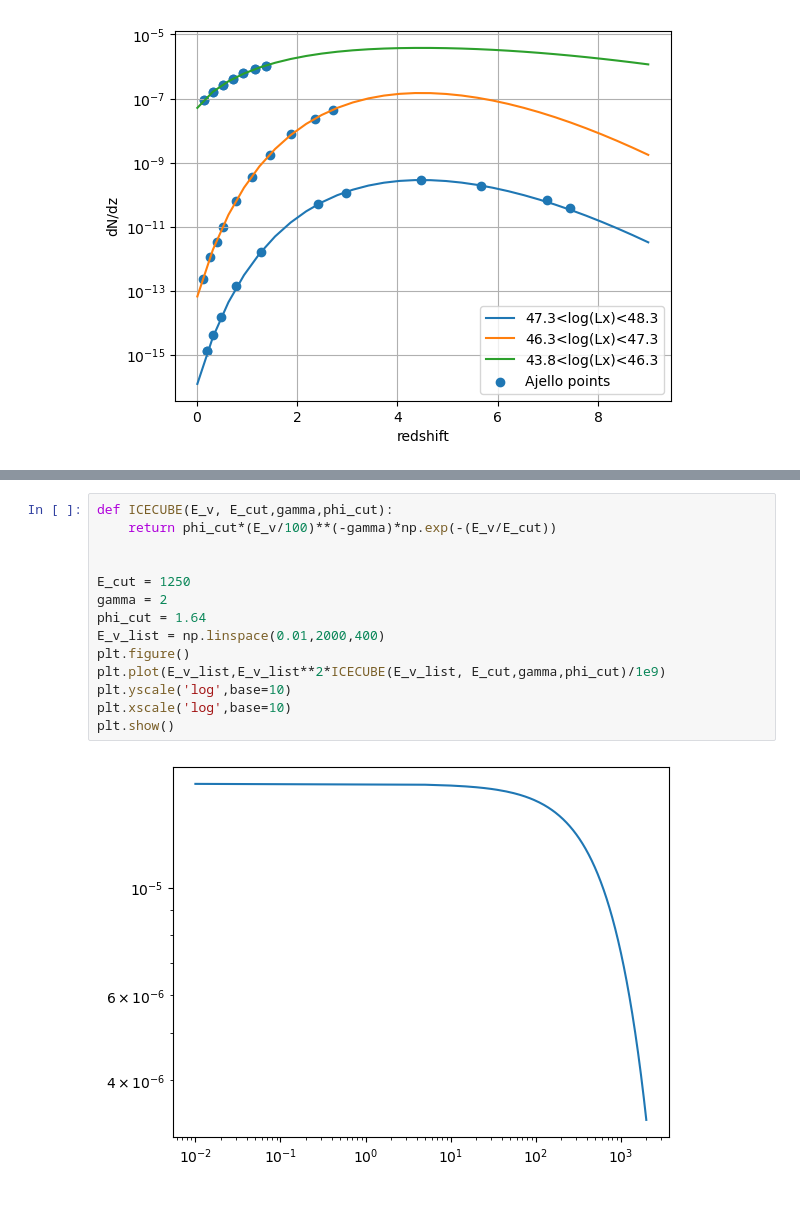
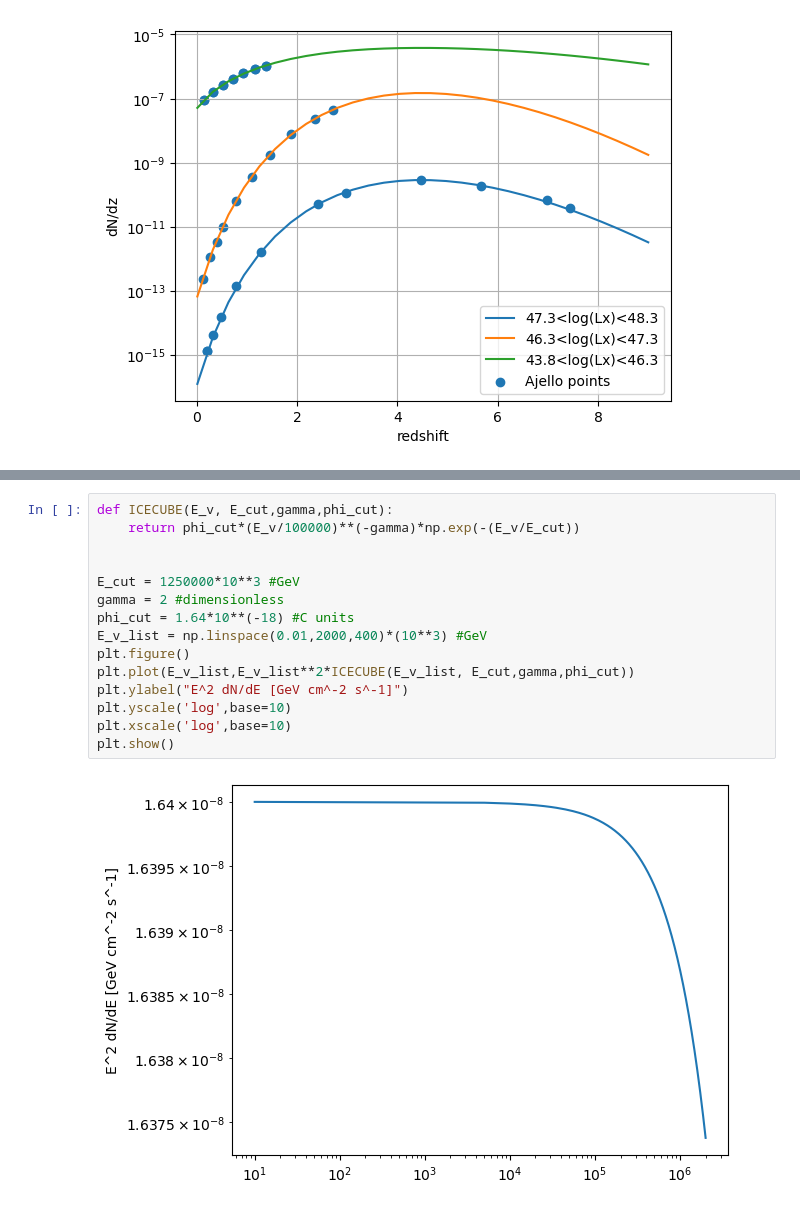
Before and after one commit to henan99/Project-related-to-first-semester-of-masters, a Jupyter notebook: Henrik_XLF_new_test.ipynb, the cells around one changed output, grey strips where cells are left out. Cells and saved outputs as stored; diff of their text form.

```diff
--- a/Henrik_XLF_new_test.ipynb
+++ b/Henrik_XLF_new_test.ipynb
@@ -523,16 +556,17 @@ TypeError: only integer scalar arrays can be converted to a scalar index
 # %%
 def ICECUBE(E_v, E_cut,gamma,phi_cut):
-    return phi_cut*(E_v/100)**(-gamma)*np.exp(-(E_v/E_cut))
+    return phi_cut*(E_v/100000)**(-gamma)*np.exp(-(E_v/E_cut))
 
 
-E_cut = 1250
-gamma = 2
-phi_cut = 1.64
-E_v_list = np.linspace(0.01,2000,400)
+E_cut = 1250000*10**3 #GeV
+gamma = 2 #dimensionless
+phi_cut = 1.64*10**(-18) #C units
+E_v_list = np.linspace(0.01,2000,400)*(10**3) #GeV
 plt.figure()
-plt.plot(E_v_list,E_v_list**2*ICECUBE(E_v_list, E_cut,gamma,phi_cut)/1e9)
+plt.plot(E_v_list,E_v_list**2*ICECUBE(E_v_list, E_cut,gamma,phi_cut))
+plt.ylabel("E^2 dN/dE [GeV cm^-2 s^-1]")
 plt.yscale('log',base=10)
 plt.xscale('log',base=10)
 plt.show()
 # %% [output]
-[figure, old version]
+[figure, new version]
```
Also changed, not shown: parts of 6 cells of this notebook, 6 other files.
